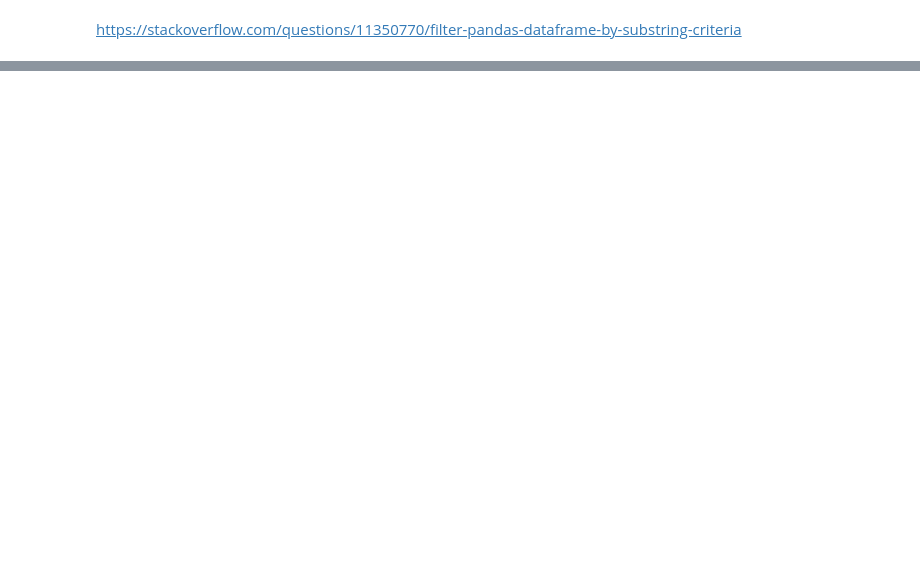
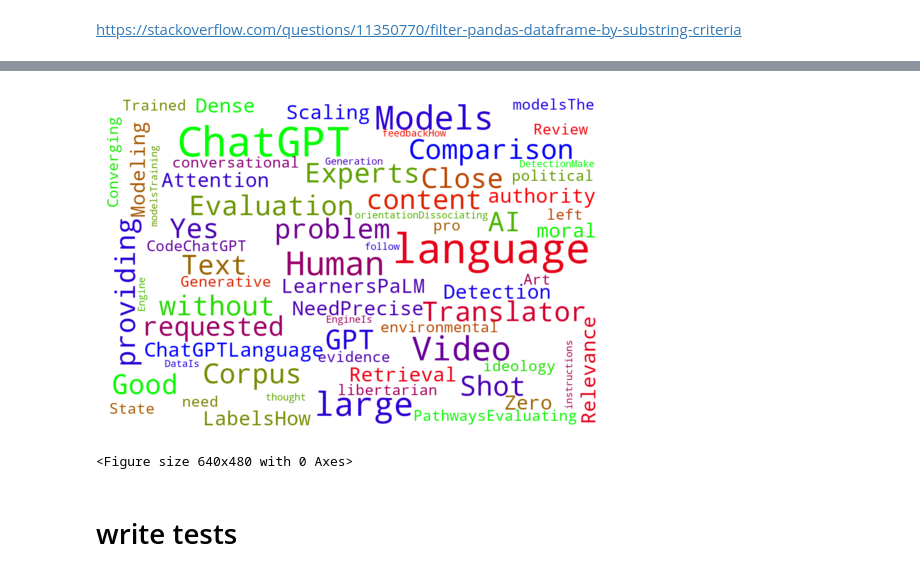
Before and after one commit to hanlily666/2023Fall_Projects, a Jupyter notebook: han_ruixin_final_project.ipynb, the cells around one changed output, grey strips where cells are left out. Cells and saved outputs as stored; diff of their text form; code cells hidden in the pictures; blank space fills up the shorter version.

```diff
--- a/han_ruixin_final_project.ipynb
+++ b/han_ruixin_final_project.ipynb
@@ -171,0 +502,14 @@ Tweets that include links to known creative or helpful resources (such as DIY bl
+# %%
+from wordcloud import WordCloud
+import matplotlib.pyplot as plt
+
+# source: https://www.datacamp.com/tutorial/wordcloud-python
+wordcloud = WordCloud(max_font_size=50, max_words=200, background_color="white", width=600, height=400, scale=2, colormap='brg').generate(h1_str)
+
+plt.imshow(wordcloud, interpolation='bilinear')
+plt.axis("off")
+plt.show()
+plt.savefig("wordcloud.png")
+# %% [output]
+[figure, added]
+<Figure size 640x480 with 0 Axes>
@@ -171,0 +542,2 @@ Tweets that include links to known creative or helpful resources (such as DIY bl
+# %% [markdown]
+# write tests
```
Also changed, not shown: parts of 41 cells of this notebook, 4 other files.
